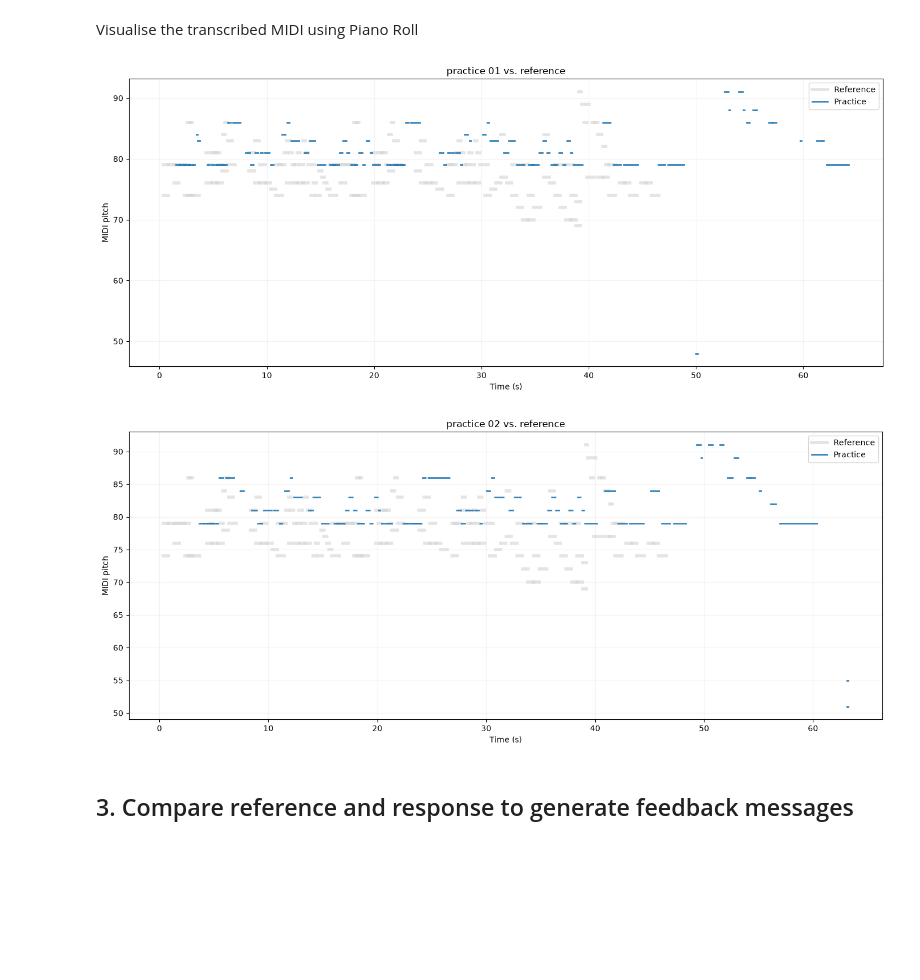
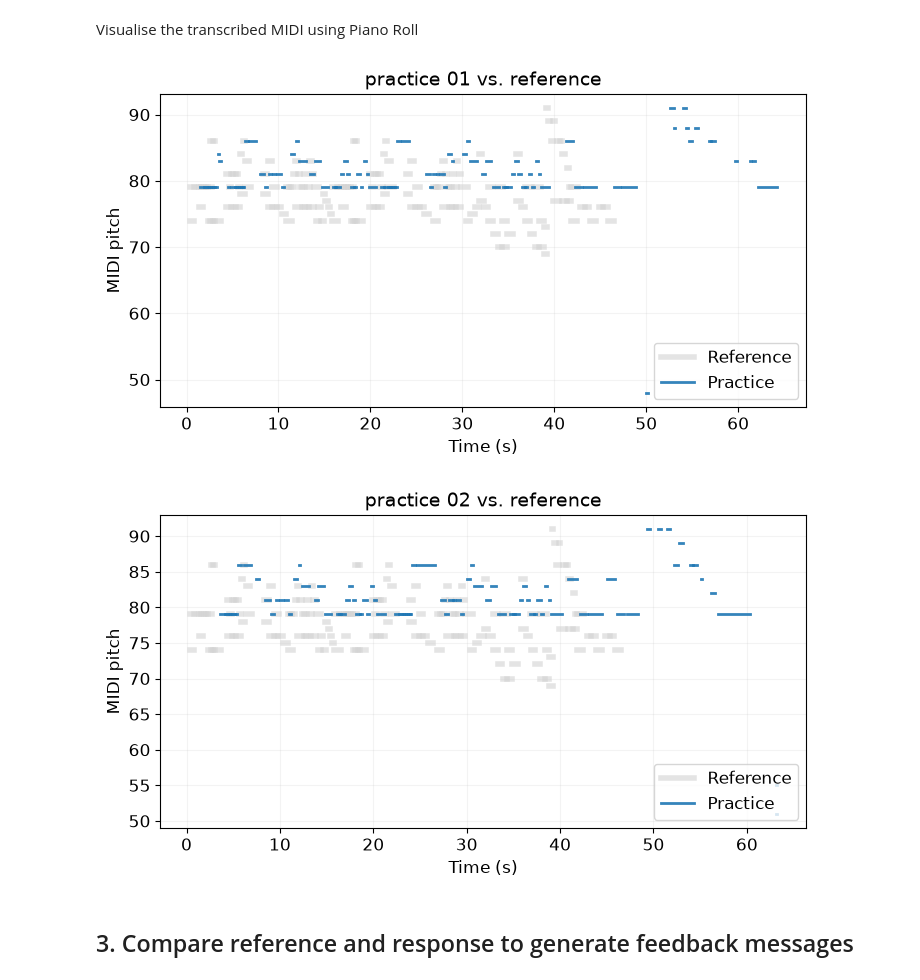
Before and after one commit to lambda-feedback/compareMusic, a Jupyter notebook: notebooks/Demonstration.ipynb, the cells around one changed output. Saved outputs shown, nothing was run; the diff lists cells and outputs as text; code cells hidden in the pictures; blank space fills up the shorter version.

Commit message:
regenerate plots for report

```diff
--- a/notebooks/Demonstration.ipynb
+++ b/notebooks/Demonstration.ipynb
@@ -106,49 +106,64 @@ Transcribed reference recording: 163 notes in 0.4s
 # %% [markdown]
 Visualise the transcribed MIDI using Piano Roll
 # %%
-def plot_piano_roll_comparison(predicted_notes, reference_notes, title="Piano roll comparison"):
-    fig, ax = plt.subplots(figsize=(14, 6))
+def plot_piano_roll_comparison(predicted_notes, reference_notes, title="Piano roll comparison",
+                               figure_width_cm=18, figure_height_cm=10, font_size=12):
+    """
+    Plot predicted and reference notes as a single piano-roll figure.
+
+    Args:
+        figure_width_cm: physical width of the figure in centimetres,
+            matching the printed width in the report.
+        figure_height_cm: physical height of the figure in centimetres.
+        font_size: base font size in points, applied to the title, axis
+            labels, tick labels and the legend. Should be at least 10,
+            and preferably 12, so the text stays readable in print.
+    """
+    cm_to_inch = 1 / 2.54
+    figure_size = (figure_width_cm * cm_to_inch, figure_height_cm * cm_to_inch)
+
+    fig, ax = plt.subplots(figsize=figure_size, constrained_layout=True)
 
     for note in reference_notes:
         offset = note["start"] + note["duration"]
         ax.plot(
             [note["start"], offset],
             [note["pitch"], note["pitch"]],
             linewidth=4,
             alpha=0.6,
             color="lightgray",
             label="Reference",
         )
 
     for note in predicted_notes:
         offset = note["onset"] + note["duration"]
         ax.plot(
             [note["onset"], offset],
             [note["pitch"], note["pitch"]],
             linewidth=2,
             alpha=0.9,
             color="tab:blue",
             label="Practice",
         )
 
     handles, labels = ax.get_legend_handles_labels()
     unique = dict(zip(labels, handles))
-    ax.legend(unique.values(), unique.keys(), loc="upper right")
+    ax.legend(unique.values(), unique.keys(), loc="lower right", fontsize=font_size)
 
-    ax.set_xlabel("Time (s)")
-    ax.set_ylabel("MIDI pitch")
-    ax.set_title(title)
+    ax.set_xlabel("Time (s)", fontsize=font_size)
+    ax.set_ylabel("MIDI pitch", fontsize=font_size)
+    ax.set_title(title, fontsize=font_size + 2)
+    ax.tick_params(axis="both", labelsize=font_size)
     ax.grid(alpha=0.15)
-    plt.tight_layout()
     plt.show()
 
 plot_piano_roll_comparison(predicted_notes1, reference["notes"], title="practice 01 vs. reference")
 # %% [output]
-[figure, old version]
+[figure, new version]
 # %%
 plot_piano_roll_comparison(predicted_notes2, reference["notes"], title="practice 02 vs. reference")
 # %% [output]
-[figure, old version]
+[figure, new version]
 # %% [markdown]
 ## 3. Compare reference and response to generate feedback messages
 # %% [markdown]
```
Also changed, not shown: parts of 1 cell of this notebook, 2 other files.
